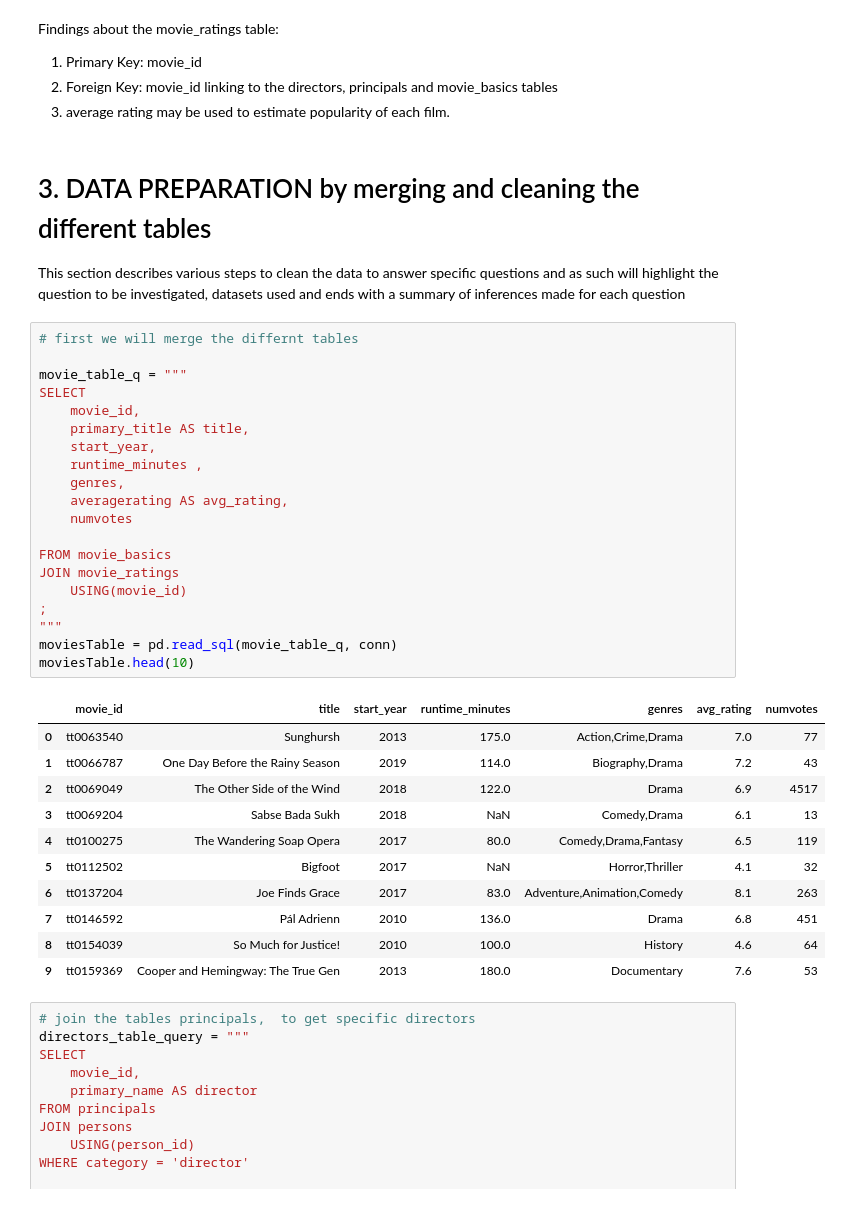
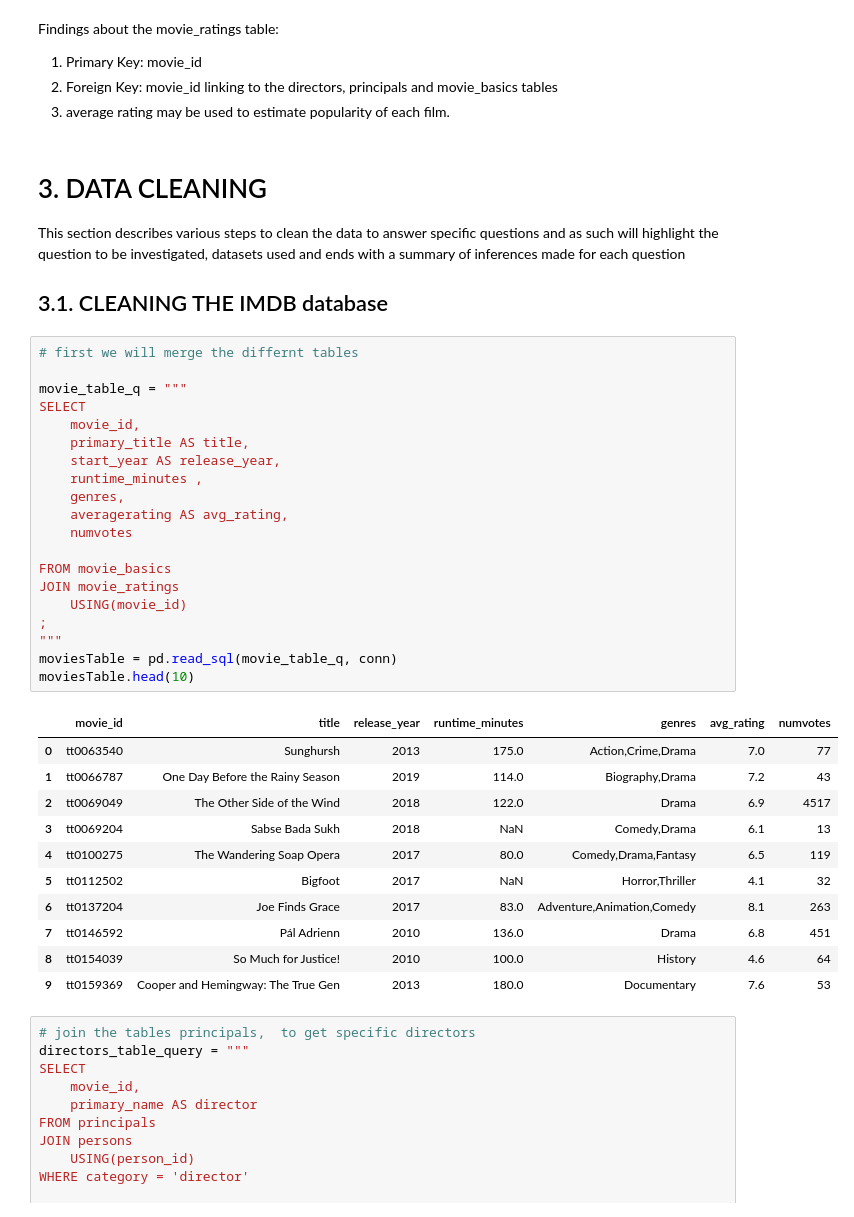
Before and after one commit to kafura0/Microsoft1_Film_Studio_Analysis, a Jupyter notebook: index.ipynb, the cells around one changed output. Saved outputs shown, nothing was run; the diff lists cells and outputs as text.

```diff
--- a/index.ipynb
+++ b/index.ipynb
@@ -355,30 +343,32 @@ Findings about the movie_ratings table:
 2. Foreign Key: movie_id linking to the directors, principals and movie_basics tables
 3. average rating may be used to estimate popularity of each film.
 # %% [markdown]
-# 3. DATA PREPARATION by merging and cleaning the different tables
+# 3. DATA CLEANING
 This section describes various steps to clean the data to answer specific questions and as such will highlight the question to be investigated, datasets used and ends with a summary of inferences made for each question
+
+## 3.1. CLEANING THE IMDB database
 # %%
 # first we will merge the differnt tables
 
 movie_table_q = """
 SELECT
     movie_id,
     primary_title AS title,
-    start_year,
+    start_year AS release_year,
     runtime_minutes ,
     genres,
     averagerating AS avg_rating,
     numvotes
 
 FROM movie_basics
 JOIN movie_ratings
     USING(movie_id)
 ;
 """
 moviesTable = pd.read_sql(movie_table_q, conn)
 moviesTable.head(10)
 # %% [output]
-|  | movie_id | title | start_year | runtime_minutes | genres | avg_rating | numvotes |
+|  | movie_id | title | release_year | runtime_minutes | genres | avg_rating | numvotes |
 | 0 | tt0063540 | Sunghursh | 2013 | 175.0 | Action,Crime,Drama | 7.0 | 77 |
 | 1 | tt0066787 | One Day Before the Rainy Season | 2019 | 114.0 | Biography,Drama | 7.2 | 43 |
 | 2 | tt0069049 | The Other Side of the Wind | 2018 | 122.0 | Drama | 6.9 | 4517 |
```
Also changed, not shown: parts of 34 cells of this notebook.
